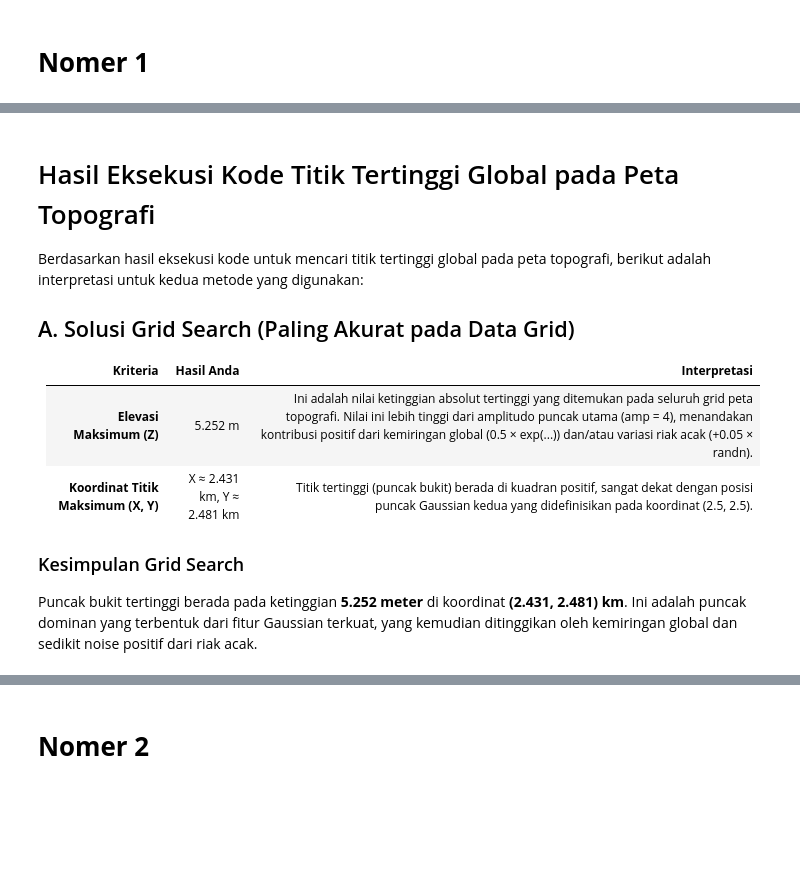
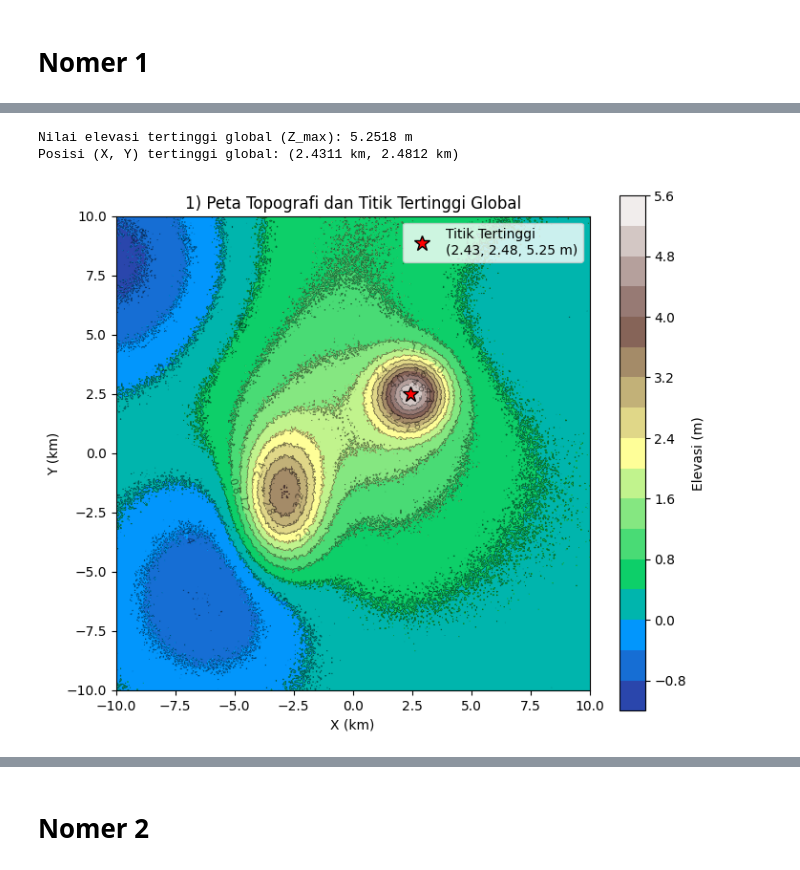
Before and after one commit to Qozuu/analisis-numerik, a Jupyter notebook: TP_ETS.ipynb, the cells around one changed output, grey strips where cells are left out. Drawn from its saved outputs; the diff is of its cells as text; code cells hidden in the pictures; blank space fills up the shorter version.

```diff
--- a/TP_ETS.ipynb
+++ b/TP_ETS.ipynb
@@ -241,14 +77,33 @@ Koordinat Titik Maksimum (Optimasi): X = 2.448 km, Y = 2.465 km
-# %% [markdown]
-# Hasil Eksekusi Kode Titik Tertinggi Global pada Peta Topografi
-
-Berdasarkan hasil eksekusi kode untuk mencari titik tertinggi global pada peta topografi, berikut adalah interpretasi untuk kedua metode yang digunakan:
-
-## A. Solusi Grid Search (Paling Akurat pada Data Grid)
-
-| **Kriteria**                    | **Hasil Anda**     | **Interpretasi**                                                                                          |
-|----------------------------------|--------------------|-----------------------------------------------------------------------------------------------------------|
-| **Elevasi Maksimum (Z)**         | 5.252 m            | Ini adalah nilai ketinggian absolut tertinggi yang ditemukan pada seluruh grid peta topografi. Nilai ini lebih tinggi dari amplitudo puncak utama (amp = 4), menandakan kontribusi positif dari kemiringan global (0.5 × exp(...)) dan/atau variasi riak acak (+0.05 × randn). |
-| **Koordinat Titik Maksimum (X, Y)** | X ≈ 2.431 km, Y ≈ 2.481 km | Titik tertinggi (puncak bukit) berada di kuadran positif, sangat dekat dengan posisi puncak Gaussian kedua yang didefinisikan pada koordinat (2.5, 2.5). |
-
-### Kesimpulan Grid Search
-Puncak bukit tertinggi berada pada ketinggian **5.252 meter** di koordinat **(2.431, 2.481) km**. Ini adalah puncak dominan yang terbentuk dari fitur Gaussian terkuat, yang kemudian ditinggikan oleh kemiringan global dan sedikit noise positif dari riak acak.
+# %%
+# Mencari Titik Tertinggi Global
+Z_max = np.max(Z)
+max_index = np.unravel_index(np.argmax(Z), Z.shape)
+Y_max_idx, X_max_idx = max_index
+X_max = X[Y_max_idx, X_max_idx]
+Y_max = Y[Y_max_idx, X_max_idx]
+
+print(f"Nilai elevasi tertinggi global (Z_max): {Z_max:.4f} m")
+print(f"Posisi (X, Y) tertinggi global: ({X_max:.4f} km, {Y_max:.4f} km)")
+
+# --- Visualisasi Titik Tertinggi ---
+fig, ax = plt.subplots(figsize=(8, 7))
+levels = 18
+cf = ax.contourf(X, Y, Z, levels=levels, cmap='terrain')
+cs = ax.contour(X, Y, Z, levels=levels, linewidths=0.6, colors='k', alpha=0.5)
+ax.clabel(cs, fmt="%.1f", fontsize=8)
+
+# Menandai Titik Tertinggi Global
+ax.plot(X_max, Y_max, 'r*', markersize=12, markeredgecolor='black',
+        label=f'Titik Tertinggi\n({X_max:.2f}, {Y_max:.2f}, {Z_max:.2f} m)')
+
+ax.set_title("1) Peta Topografi dan Titik Tertinggi Global")
+ax.set_xlabel("X (km)")
+ax.set_ylabel("Y (km)")
+ax.set_aspect('equal', adjustable='box')
+plt.colorbar(cf, ax=ax, label="Elevasi (m)")
+ax.legend(loc='upper right')
+plt.show()
+# %% [output]
+Nilai elevasi tertinggi global (Z_max): 5.2518 m
+Posisi (X, Y) tertinggi global: (2.4311 km, 2.4812 km)
+[figure, added]
```
Also changed, not shown: parts of 26 cells of this notebook.
